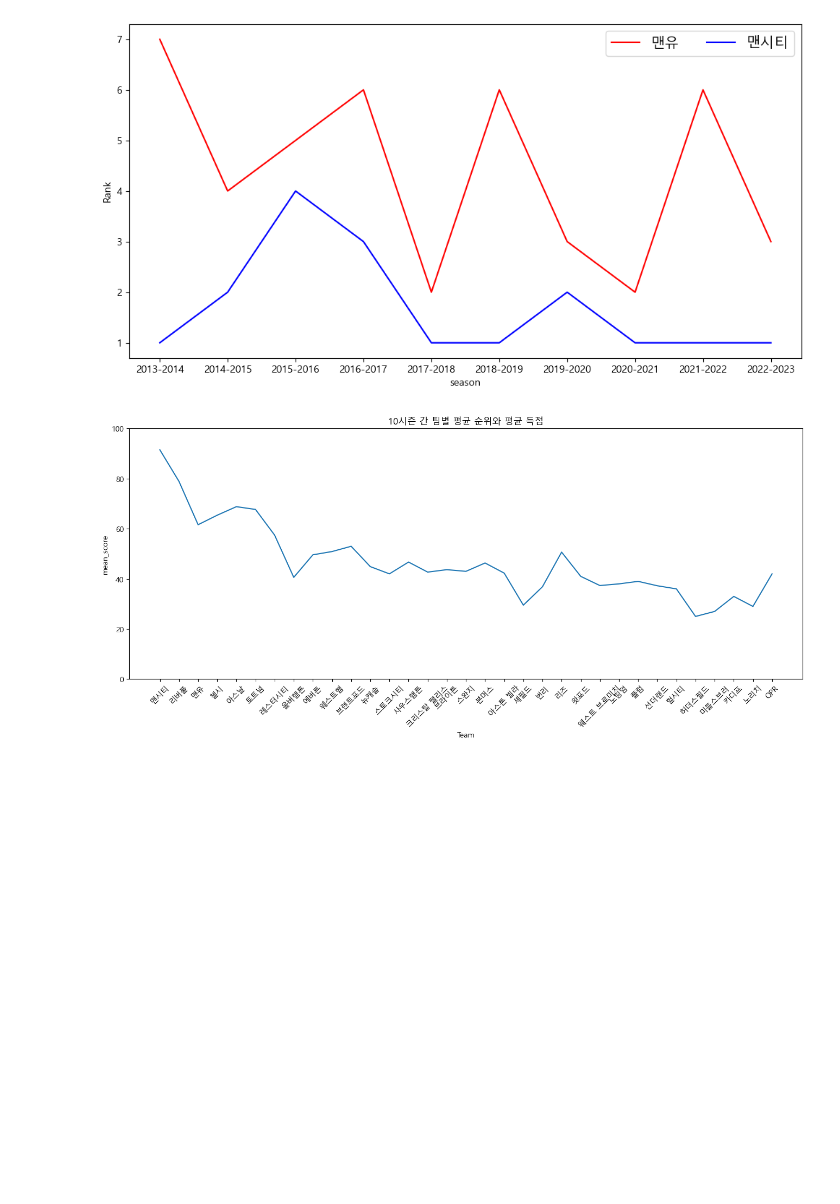
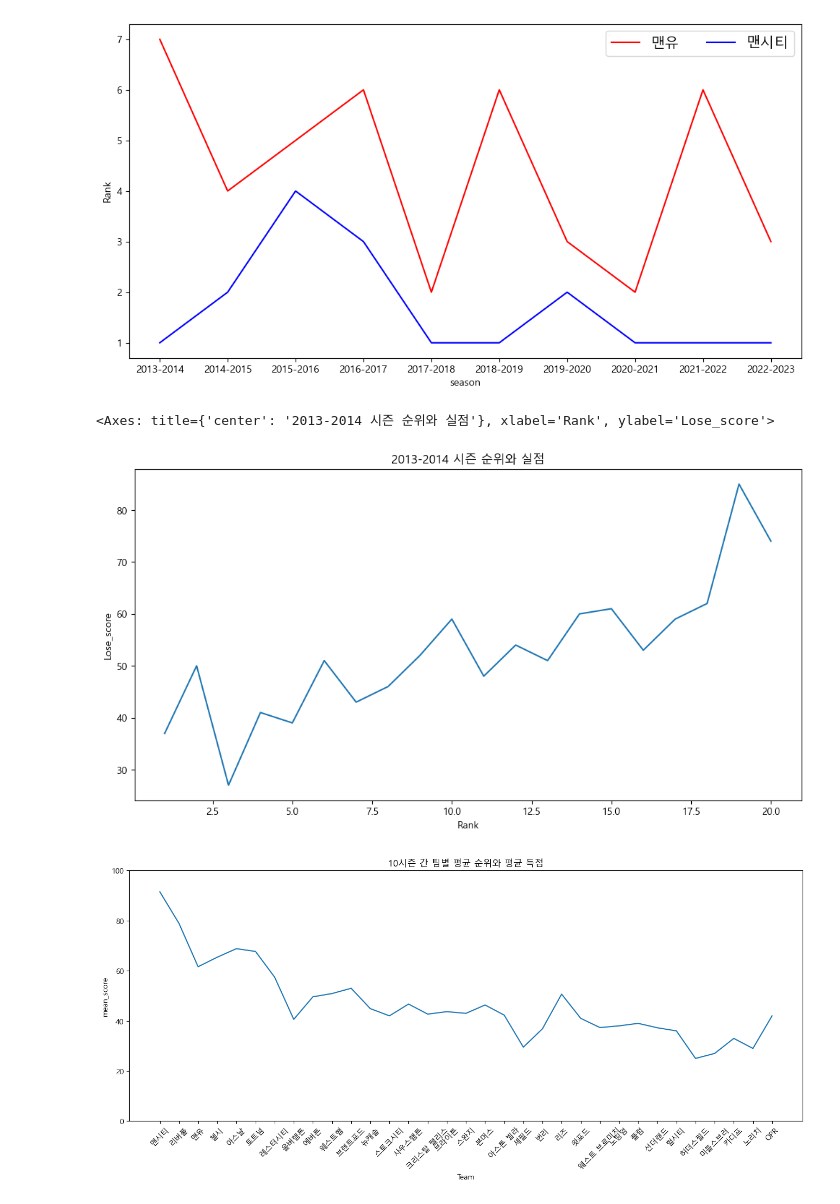
Before and after one commit to gingerman123/Soccer-Data, a Jupyter notebook: soccer_analysis.ipynb, the cells around one changed output. Cells and saved outputs as stored; diff of their text form; code cells hidden in the pictures; blank space fills up the shorter version.

```diff
--- a/soccer_analysis.ipynb
+++ b/soccer_analysis.ipynb
@@ -155,6 +220,16 @@ plt.legend(loc = 'best', ncol =2, fontsize=14,frameon=True)
 plt.show()
 # %% [output]
 [figure]
+# %%
+# 2013-2014 시즌 순위와 실점
+ss_13_14 = soccer.loc[soccer_nm.season == '2013-2014']
+ss_13_14 = ss_13_14.sort_values('Rank')
+plt.figure(figsize = (12,6))
+plt.title('2013-2014 시즌 순위와 실점')
+sns.lineplot(data = ss_13_14, x = 'Rank',y = 'Lose_score')
+# %% [output]
+<Axes: title={'center': '2013-2014 시즌 순위와 실점'}, xlabel='Rank', ylabel='Lose_score'>
+[figure, added]
 # %%
 # 10시즌간 팀별 평균 순위와 평균 득점
 team_score_rank= soccer_copy.groupby('Team').agg(mean_score = ('Score', 'mean'),    # 'Team'으로 묶어서 평균 득점과 평균 순위 변수 만들기
```
Also changed, not shown: parts of 14 cells of this notebook, 3 other files.
